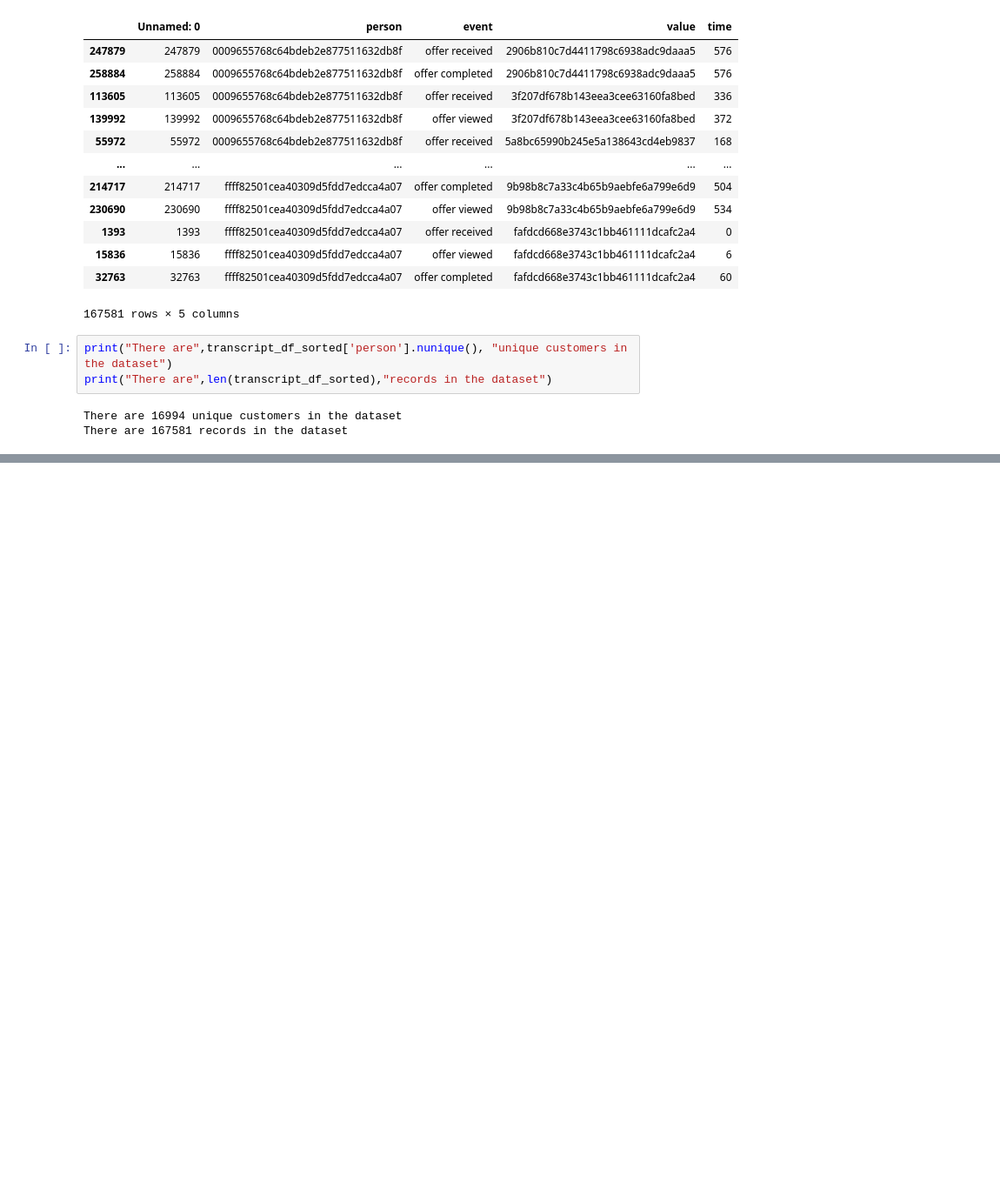
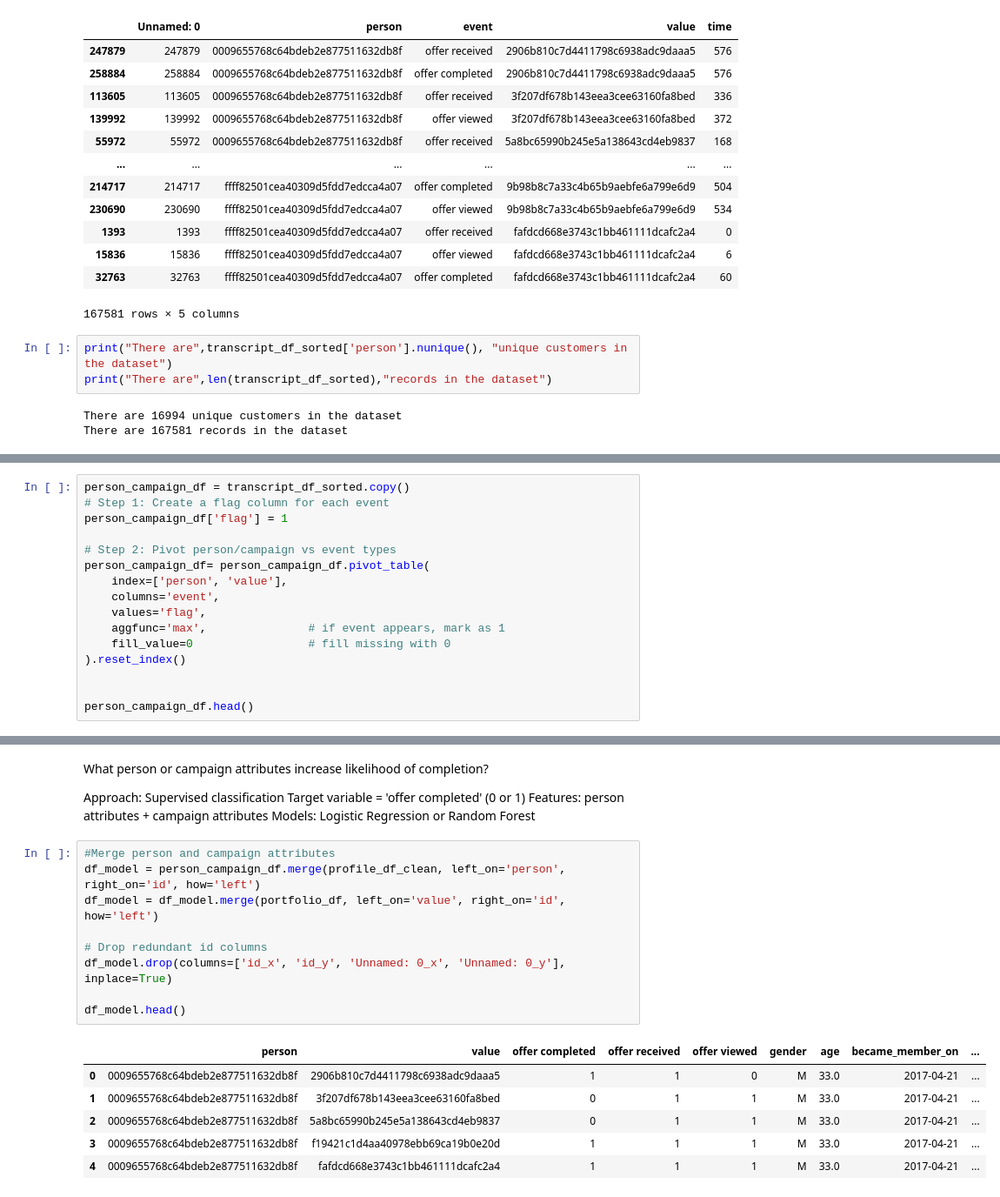
Before and after one commit to surf-guy/DSE200, a Jupyter notebook: HW/MiniProjectStarter_Le.ipynb, the cells around one changed output, grey strips where cells are left out. Shown: that part at 87% size. Cells and saved outputs as stored; diff of their text form; blank space fills up the shorter version.

```diff
--- a/HW/MiniProjectStarter_Le.ipynb
+++ b/HW/MiniProjectStarter_Le.ipynb
@@ -307,0 +256,16 @@ transcript_profile_df.head()"""
+# %%
+person_campaign_df = transcript_df_sorted.copy()
+# Step 1: Create a flag column for each event
+person_campaign_df['flag'] = 1
+
+# Step 2: Pivot person/campaign vs event types
+person_campaign_df= person_campaign_df.pivot_table(
+    index=['person', 'value'],
+    columns='event',
+    values='flag',
+    aggfunc='max',               # if event appears, mark as 1
+    fill_value=0                 # fill missing with 0
+).reset_index()
+
+
+person_campaign_df.head()
@@ -307,0 +279,23 @@ transcript_profile_df.head()"""
+# %% [markdown]
+What person or campaign attributes increase likelihood of completion?
+
+Approach:  Supervised classification
+Target variable = 'offer completed' (0 or 1)
+Features: person attributes + campaign attributes
+Models:  Logistic Regression or Random Forest
+# %%
+#Merge person and campaign attributes
+df_model = person_campaign_df.merge(profile_df_clean, left_on='person', right_on='id', how='left')
+df_model = df_model.merge(portfolio_df, left_on='value', right_on='id', how='left')
+
+# Drop redundant id columns
+df_model.drop(columns=['id_x', 'id_y', 'Unnamed: 0_x', 'Unnamed: 0_y'], inplace=True)
+
+df_model.head()
+# %% [output]
+|  | person | value | offer completed | offer received | offer viewed | gender | age | became_member_on | ... |
+| 0 | 0009655768c64bdeb2e877511632db8f | 2906b810c7d4411798c6938adc9daaa5 | 1 | 1 | 0 | M | 33.0 | 2017-04-21 | ... |
+| 1 | 0009655768c64bdeb2e877511632db8f | 3f207df678b143eea3cee63160fa8bed | 0 | 1 | 1 | M | 33.0 | 2017-04-21 | ... |
+| 2 | 0009655768c64bdeb2e877511632db8f | 5a8bc65990b245e5a138643cd4eb9837 | 0 | 1 | 1 | M | 33.0 | 2017-04-21 | ... |
+| 3 | 0009655768c64bdeb2e877511632db8f | f19421c1d4aa40978ebb69ca19b0e20d | 1 | 1 | 1 | M | 33.0 | 2017-04-21 | ... |
+| 4 | 0009655768c64bdeb2e877511632db8f | fafdcd668e3743c1bb461111dcafc2a4 | 1 | 1 | 1 | M | 33.0 | 2017-04-21 | ... |
```
Also changed, not shown: parts of 12 cells of this notebook.
